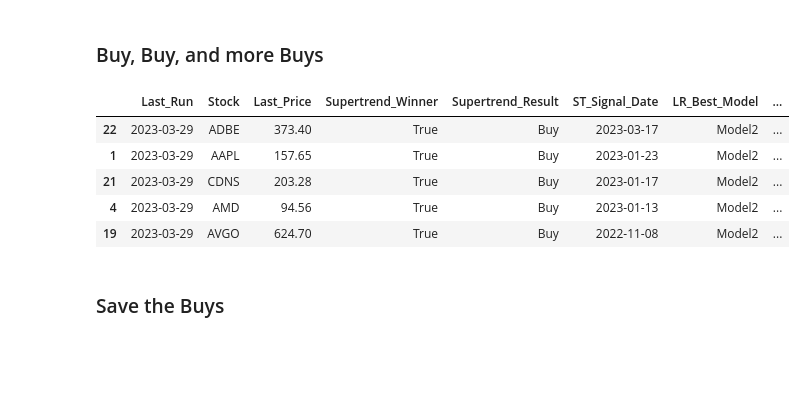
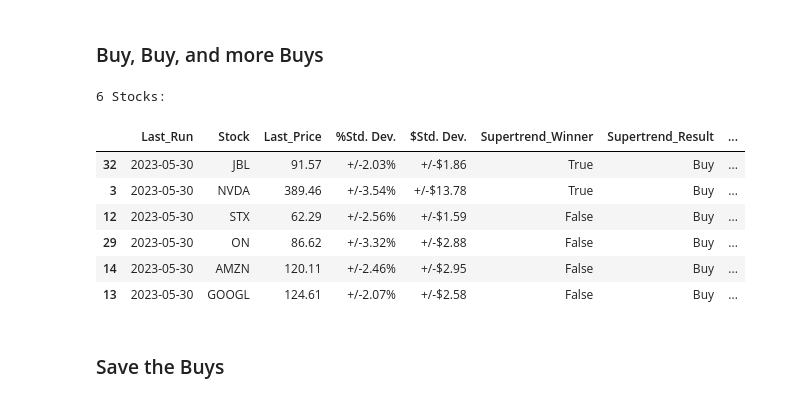
Before and after one commit to sabawi/stocks_evaluator, a Jupyter notebook: evaluate_this.ipynb, the cells around one changed output. Saved outputs shown, nothing was run; the diff lists cells and outputs as text; code cells hidden in the pictures; blank space fills up the shorter version.

```diff
--- a/evaluate_this.ipynb
+++ b/evaluate_this.ipynb
@@ -108,10 +125,16 @@ def recommendation_table(eval_df,stock_list, lookback_years=1, sma_fast=40, sma_
     if run_update_models :
         print("Updating Models ...",end='')
         stock_best_model_df = update_models(stock_list=stock_list)
-        print('Done!')
+        print("Done!")
+
+    print('Performing Analysis and Recommendations ...',end='')
 
     for s in stock_list:
         winner,buysell,buysell_date,close_price,stock_data = run_supertrend(s,start_date)
+        if(len(stock_data)<2):
+            print(f"{s} data not found. Skipping!",end=",")
+            continue
+
         print(f"{s}",end=',')
         mean, std_dev = get_sigma(stock_data)
         std_dev_pct = round(std_dev * 100,2)
@@ -137,6 +160,7 @@ def recommendation_table(eval_df,stock_list, lookback_years=1, sma_fast=40, sma_
 
         eval_df = add_update(eval_df=eval_df,values = new_row)
 
+    print("Done!")
     return eval_df
 # %%
 def eval_all_sp500(lookback_years = 1,sma_fast = 40, sma_slow = 200, regenerate_models = False ):
@@ -167,12 +191,20 @@ def eval_list_from_file(filename='./stocks_list.txt',lookback_years = 1,sma_fast
 
     return eval_df
 # %%
-def screen_for_buys(eval_df):
-        buys_df = eval_df[ (eval_df['Supertrend_Winner']==True) &
-                (eval_df['Supertrend_Result']=='Buy') &
-                (eval_df['LR_Next_Day_Recomm'] == 'Buy,Buy,Buy') &
-                (eval_df['SMA_Crossed_Up']=='Buy')].sort_values(by=['Supertrend_Winner','Supertrend_Result','ST_Signal_Date','SMA_Crossed_Up','SMA_X_Date'],
-                                                                ascending=[False,True,False,True,False])
+def screen_for_buys(eval_df, ignore_supertrend_winners=False):
+        if not ignore_supertrend_winners:
+                buys_df = eval_df[ (eval_df['Supertrend_Winner']==True) &
+                        (eval_df['Supertrend_Result']=='Buy') &
+                        (eval_df['LR_Next_Day_Recomm'] == 'Buy,Buy,Buy') &
+                        (eval_df['SMA_Crossed_Up']=='Buy')].sort_values(by=['Supertrend_Winner','Supertrend_Result',
+                                                                            'ST_Signal_Date','SMA_Crossed_Up','SMA_X_Date'],
+                                                                        ascending=[False,True,False,True,False])
+        else:
+                buys_df = eval_df[ (eval_df['Supertrend_Result']=='Buy') &
+                        (eval_df['LR_Next_Day_Recomm'] == 'Buy,Buy,Buy') &
+                        (eval_df['SMA_Crossed_Up']=='Buy')].sort_values(by=['Supertrend_Winner','Supertrend_Result',
+                                                                            'ST_Signal_Date','SMA_Crossed_Up','SMA_X_Date'],
+                                                                        ascending=[False,True,False,True,False])
 
         return buys_df
 # %%
@@ -183,9 +215,13 @@ fname = f'{results_dir}/Eval_Results_{datetime.datetime.today().strftime("%Y_%m_
 # %% [markdown]
 ### Evaluate Stocks List
 # %%
-regenerate_models = False
+regenerate_models = True
+# symbols_file = './stocks_portfolio.txt'
+symbols_file = './stocks_list.txt'
+# symbols_file = './sectors_etfs.txt'
 
-eval_df = eval_df_from_file = eval_list_from_file(filename='stocks_list.txt',lookback_years=2,regenerate_models=regenerate_models)
-# eval_df_sp500 = eval_all_sp500(lookback_years=1)
+eval_df = eval_list_from_file(filename=symbols_file,lookback_years=2,regenerate_models=regenerate_models)
+# eval_df_from_file = eval_df
+# eval_df = eval_all_sp500(lookback_years=2, regenerate_models=regenerate_models)
 eval_df.to_csv(fname)
 # %% [output]
@@ -216,15 +276,18 @@ eval_df.sort_values(['ST_Signal_Date','SMA_X_Date'], ascending=False)
 # %% [markdown]
 ### Buy, Buy, and more Buys
 # %%
-buys_eval_df= screen_for_buys(eval_df=eval_df)
+buys_eval_df= screen_for_buys(eval_df=eval_df,ignore_supertrend_winners=True)
+print(f"{len(buys_eval_df)} Stocks:")
 buys_eval_df
 # %% [output]
+6 Stocks:
-|  | Last_Run | Stock | Last_Price | Supertrend_Winner | Supertrend_Result | ST_Signal_Date | LR_Best_Model | ... |
-| 22 | 2023-03-29 | ADBE | 373.40 | True | Buy | 2023-03-17 | Model2 | ... |
-| 1 | 2023-03-29 | AAPL | 157.65 | True | Buy | 2023-01-23 | Model2 | ... |
-| 21 | 2023-03-29 | CDNS | 203.28 | True | Buy | 2023-01-17 | Model2 | ... |
-| 4 | 2023-03-29 | AMD | 94.56 | True | Buy | 2023-01-13 | Model2 | ... |
-| 19 | 2023-03-29 | AVGO | 624.70 | True | Buy | 2022-11-08 | Model2 | ... |
+|  | Last_Run | Stock | Last_Price | %Std. Dev. | $Std. Dev. | Supertrend_Winner | Supertrend_Result | ... |
+| 32 | 2023-05-30 | JBL | 91.57 | +/-2.03% | +/-$1.86 | True | Buy | ... |
+| 3 | 2023-05-30 | NVDA | 389.46 | +/-3.54% | +/-$13.78 | True | Buy | ... |
+| 12 | 2023-05-30 | STX | 62.29 | +/-2.56% | +/-$1.59 | False | Buy | ... |
+| 29 | 2023-05-30 | ON | 86.62 | +/-3.32% | +/-$2.88 | False | Buy | ... |
+| 14 | 2023-05-30 | AMZN | 120.11 | +/-2.46% | +/-$2.95 | False | Buy | ... |
+| 13 | 2023-05-30 | GOOGL | 124.61 | +/-2.07% | +/-$2.58 | False | Buy | ... |
 # %% [markdown]
 ### Save the Buys
 # %%
```
Also changed, not shown: parts of 24 cells of this notebook, 3 other files.
